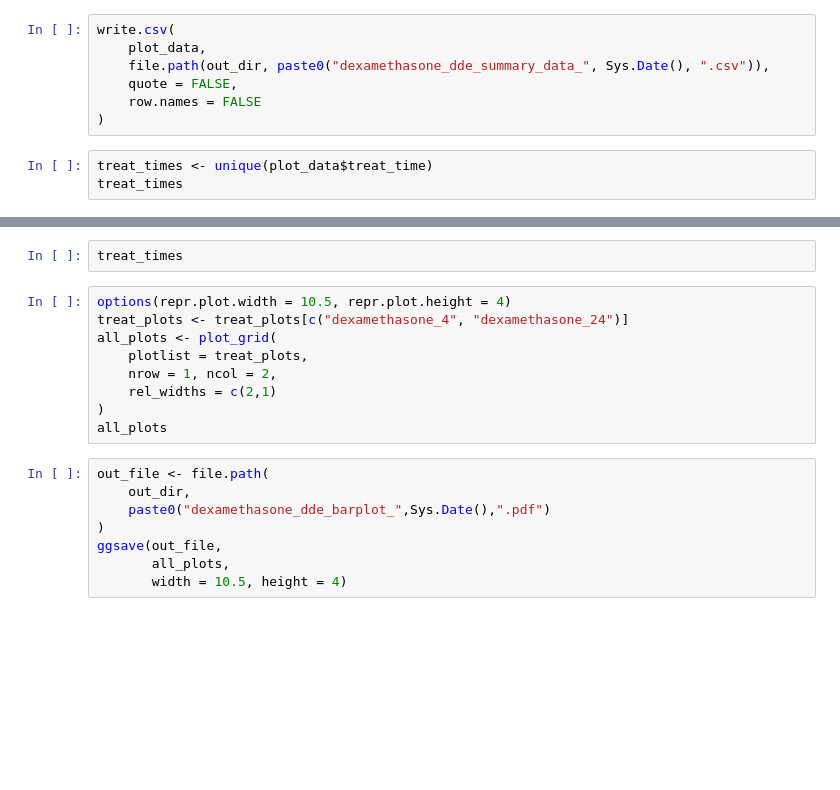
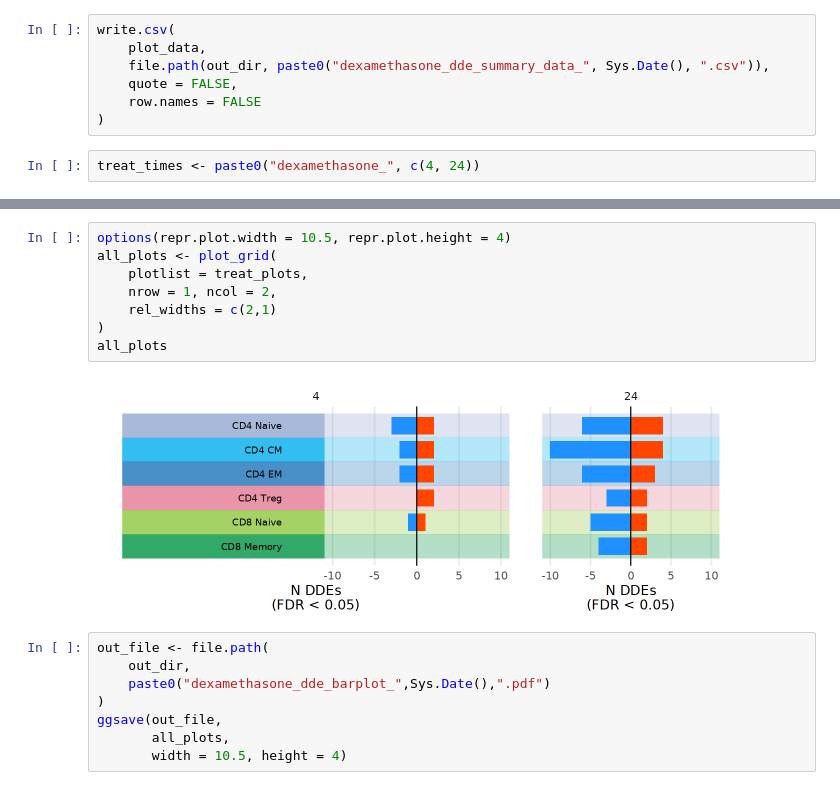
Before and after one commit to aifimmunology/repro-vrd-tea-seq, a Jupyter notebook: figures/Fig-6_dex_overview.ipynb, the cells around one changed output, grey strips where cells are left out. Cells and saved outputs as stored; diff of their text form; blank space fills up the shorter version.

```diff
--- a/figures/Fig-6_dex_overview.ipynb
+++ b/figures/Fig-6_dex_overview.ipynb
@@ -423,6 +508,5 @@ write.csv(
     row.names = FALSE
 )
 # %%
-treat_times <- unique(plot_data$treat_time)
-treat_times
+treat_times <- paste0("dexamethasone_", c(4, 24))
 # %%
@@ -507,17 +590,16 @@ treat_plots <- map(
     }
 )
 names(treat_plots) <- treat_times
-# %%
-treat_times
 # %%
 options(repr.plot.width = 10.5, repr.plot.height = 4)
-treat_plots <- treat_plots[c("dexamethasone_4", "dexamethasone_24")]
 all_plots <- plot_grid(
     plotlist = treat_plots,
     nrow = 1, ncol = 2,
     rel_widths = c(2,1)
 )
 all_plots
+# %% [output]
+[figure, added]
 # %%
 out_file <- file.path(
     out_dir,
```
Also changed, not shown: parts of 64 cells of this notebook.
